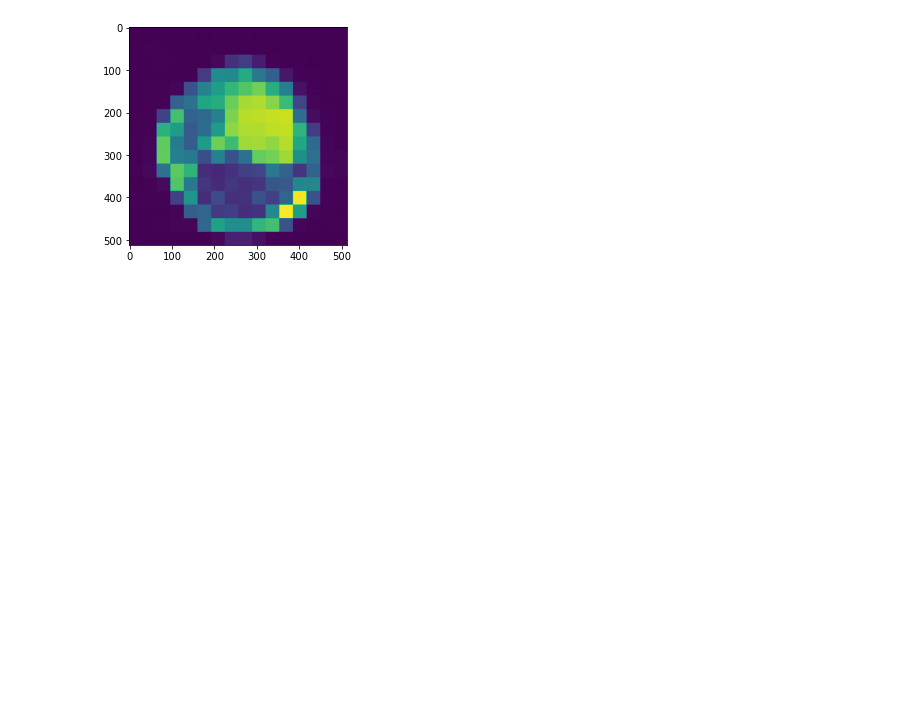
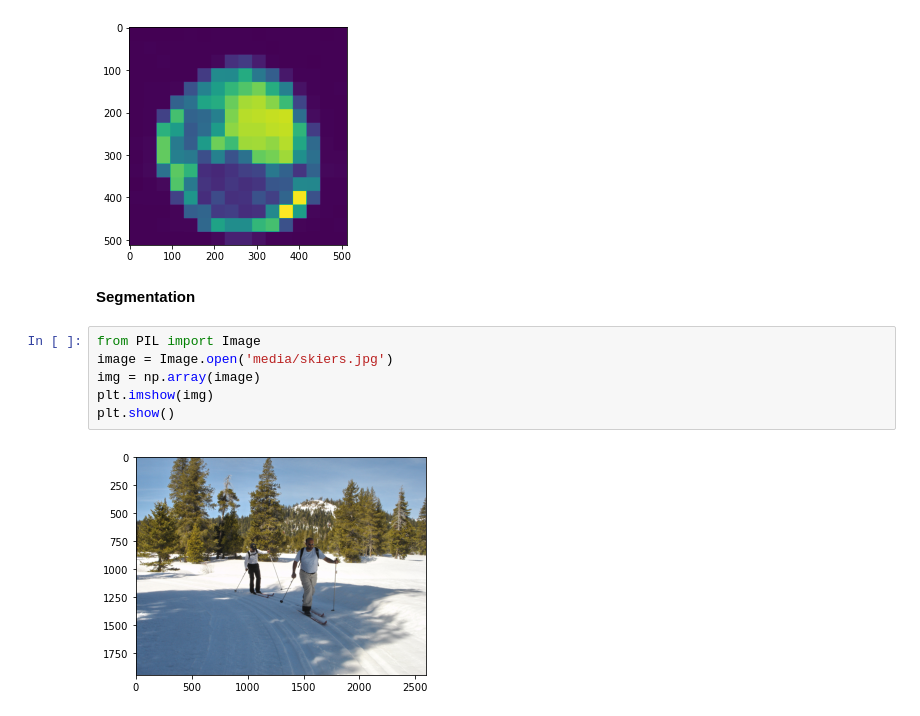
Before and after one commit to alwinruby/AI_Sports, a Jupyter notebook: Basic_Check.ipynb, the cells around one changed output. Saved outputs shown, nothing was run; the diff lists cells and outputs as text; blank space fills up the shorter version.

```diff
--- a/Basic_Check.ipynb
+++ b/Basic_Check.ipynb
@@ -189,3 +188,13 @@ plt.imshow(segments_slic_image)
 plt.show()
 # %% [output]
 [figure]
+# %% [markdown]
+**Segmentation**
+# %%
+from PIL import Image
+image = Image.open('media/skiers.jpg')
+img = np.array(image)
+plt.imshow(img)
+plt.show()
+# %% [output]
+[figure, added]
```
Also changed, not shown: parts of 7 cells of this notebook, 3 other files.
